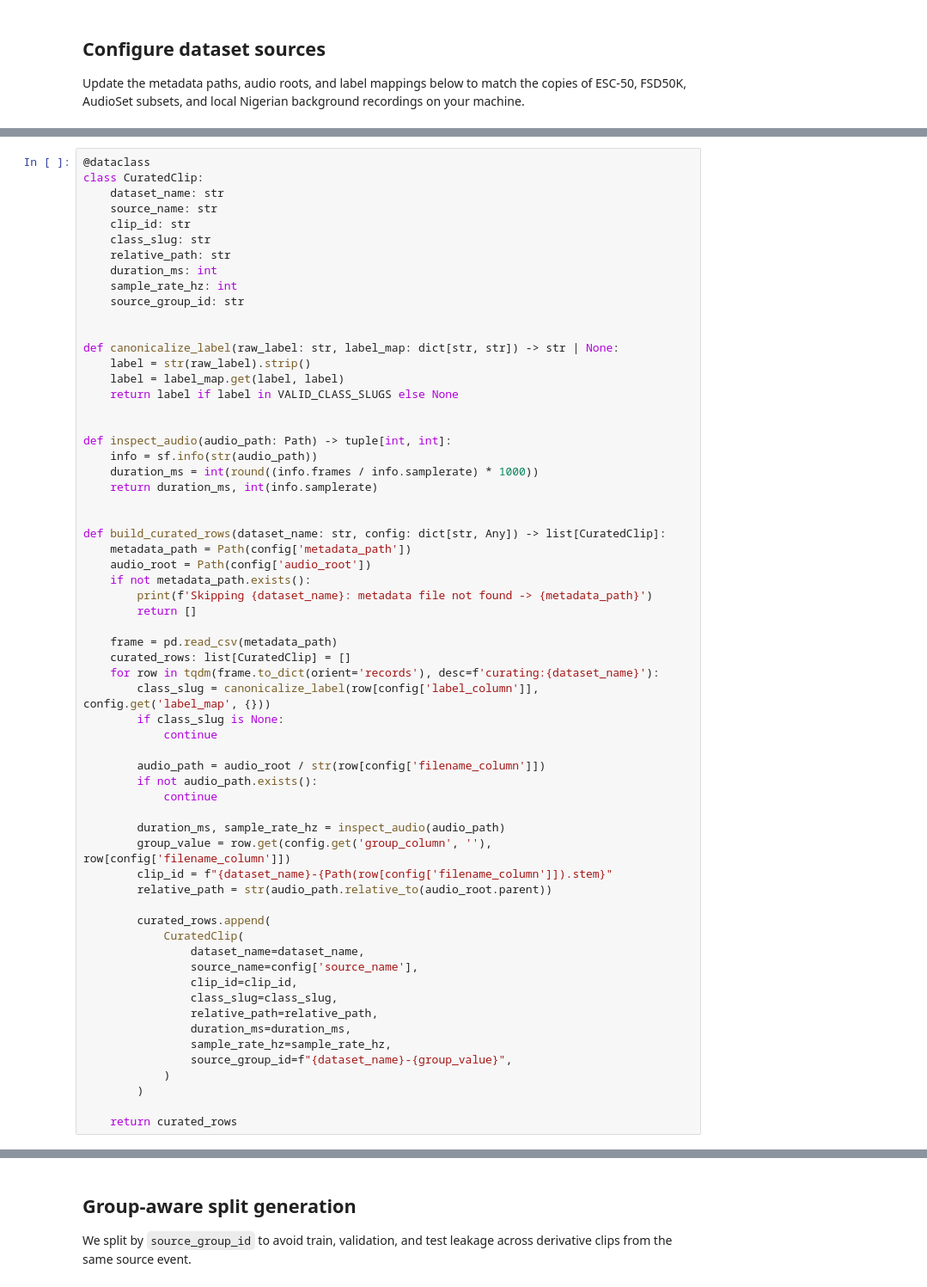
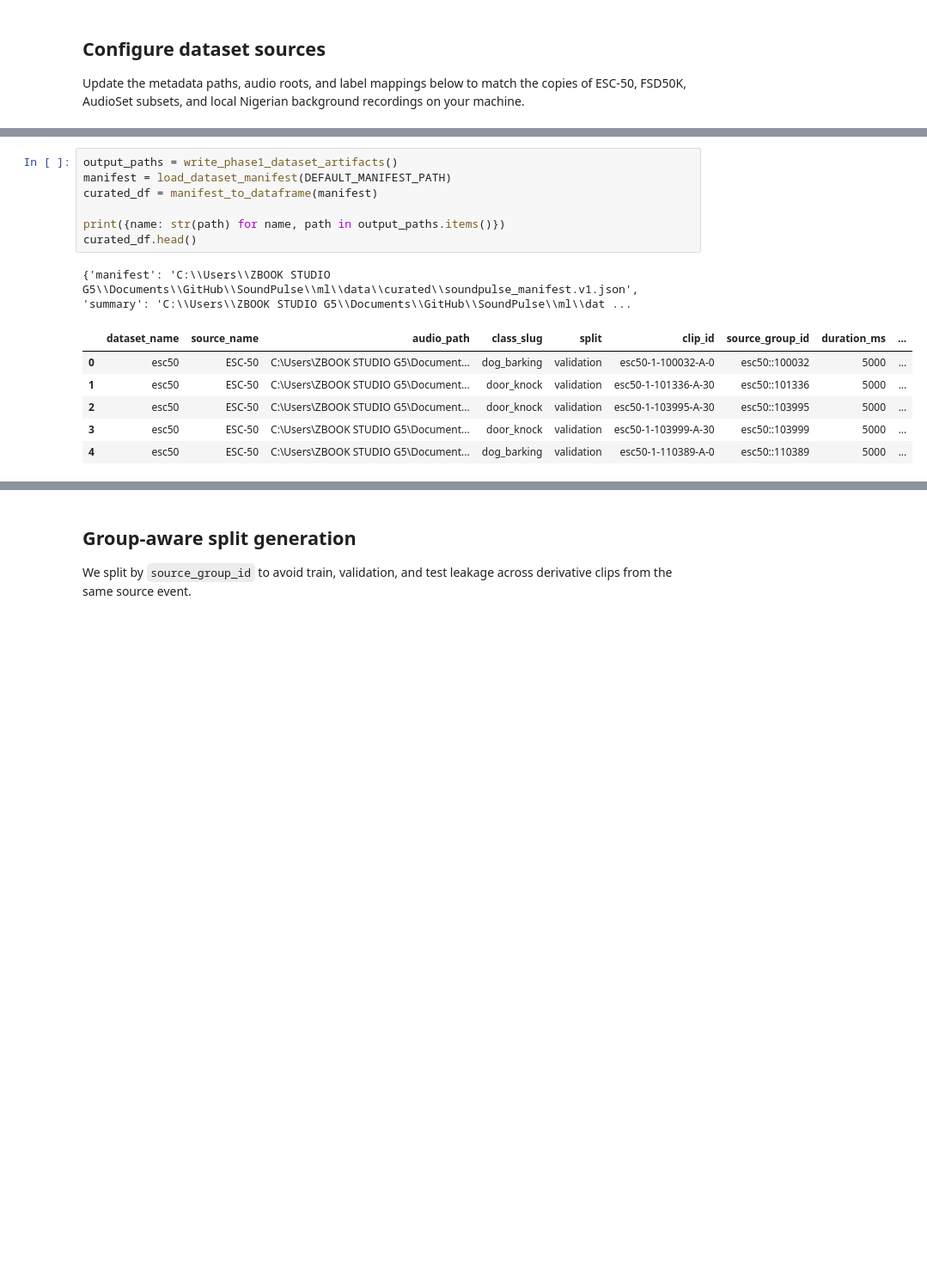
Before and after one commit to oselumeseagbonrofo/SoundPulse, a Jupyter notebook: ml/notebooks/01_dataset_curation_and_manifest.ipynb, the cells around one changed output, grey strips where cells are left out. Shown at 86% size. Cells and saved outputs as stored; diff of their text form; blank space fills up the shorter version.

```diff
--- a/ml/notebooks/01_dataset_curation_and_manifest.ipynb
+++ b/ml/notebooks/01_dataset_curation_and_manifest.ipynb
@@ -107,63 +63,16 @@ pd.DataFrame([
 # %%
-@dataclass
-class CuratedClip:
-    dataset_name: str
-    source_name: str
-    clip_id: str
-    class_slug: str
-    relative_path: str
-    duration_ms: int
-    sample_rate_hz: int
-    source_group_id: str
+output_paths = write_phase1_dataset_artifacts()
+manifest = load_dataset_manifest(DEFAULT_MANIFEST_PATH)
+curated_df = manifest_to_dataframe(manifest)
 
-
-def canonicalize_label(raw_label: str, label_map: dict[str, str]) -> str | None:
-    label = str(raw_label).strip()
-    label = label_map.get(label, label)
-    return label if label in VALID_CLASS_SLUGS else None
-
-
-def inspect_audio(audio_path: Path) -> tuple[int, int]:
-    info = sf.info(str(audio_path))
-    duration_ms = int(round((info.frames / info.samplerate) * 1000))
-    return duration_ms, int(info.samplerate)
-
-
-def build_curated_rows(dataset_name: str, config: dict[str, Any]) -> list[CuratedClip]:
-    metadata_path = Path(config['metadata_path'])
-    audio_root = Path(config['audio_root'])
-    if not metadata_path.exists():
-        print(f'Skipping {dataset_name}: metadata file not found -> {metadata_path}')
-        return []
-
-    frame = pd.read_csv(metadata_path)
-    curated_rows: list[CuratedClip] = []
-    for row in tqdm(frame.to_dict(orient='records'), desc=f'curating:{dataset_name}'):
-        class_slug = canonicalize_label(row[config['label_column']], config.get('label_map', {}))
-        if class_slug is None:
-            continue
-
-        audio_path = audio_root / str(row[config['filename_column']])
-        if not audio_path.exists():
-            continue
-
-        duration_ms, sample_rate_hz = inspect_audio(audio_path)
-        group_value = row.get(config.get('group_column', ''), row[config['filename_column']])
-        clip_id = f"{dataset_name}-{Path(row[config['filename_column']]).stem}"
-        relative_path = str(audio_path.relative_to(audio_root.parent))
-
-        curated_rows.append(
-            CuratedClip(
-                dataset_name=dataset_name,
-                source_name=config['source_name'],
-                clip_id=clip_id,
-                class_slug=class_slug,
-                relative_path=relative_path,
-                duration_ms=duration_ms,
-                sample_rate_hz=sample_rate_hz,
-                source_group_id=f"{dataset_name}-{group_value}",
-            )
-        )
-
-    return curated_rows
+print({name: str(path) for name, path in output_paths.items()})
+curated_df.head()
+# %% [output]
+{'manifest': 'C:\\Users\\ZBOOK STUDIO G5\\Documents\\GitHub\\SoundPulse\\ml\\data\\curated\\soundpulse_manifest.v1.json', 'summary': 'C:\\Users\\ZBOOK STUDIO G5\\Documents\\GitHub\\SoundPulse\\ml\\dat ...
+|  | dataset_name | source_name | audio_path | class_slug | split | clip_id | source_group_id | duration_ms | ... |
+| 0 | esc50 | ESC-50 | C:\Users\ZBOOK STUDIO G5\Document... | dog_barking | validation | esc50-1-100032-A-0 | esc50::100032 | 5000 | ... |
+| 1 | esc50 | ESC-50 | C:\Users\ZBOOK STUDIO G5\Document... | door_knock | validation | esc50-1-101336-A-30 | esc50::101336 | 5000 | ... |
+| 2 | esc50 | ESC-50 | C:\Users\ZBOOK STUDIO G5\Document... | door_knock | validation | esc50-1-103995-A-30 | esc50::103995 | 5000 | ... |
+| 3 | esc50 | ESC-50 | C:\Users\ZBOOK STUDIO G5\Document... | door_knock | validation | esc50-1-103999-A-30 | esc50::103999 | 5000 | ... |
+| 4 | esc50 | ESC-50 | C:\Users\ZBOOK STUDIO G5\Document... | dog_barking | validation | esc50-1-110389-A-0 | esc50::110389 | 5000 | ... |
 # %%
```
Also changed, not shown: parts of 9 cells of this notebook, 37 other files.
